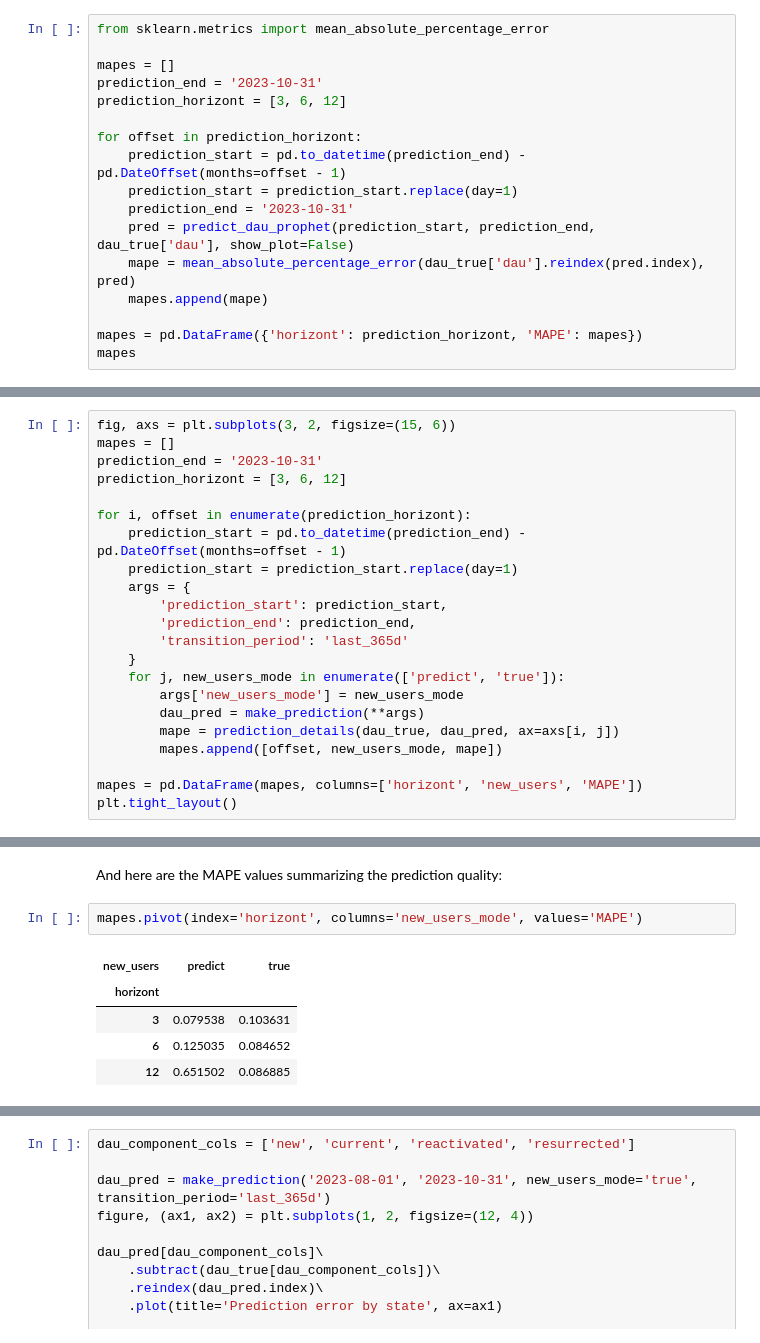
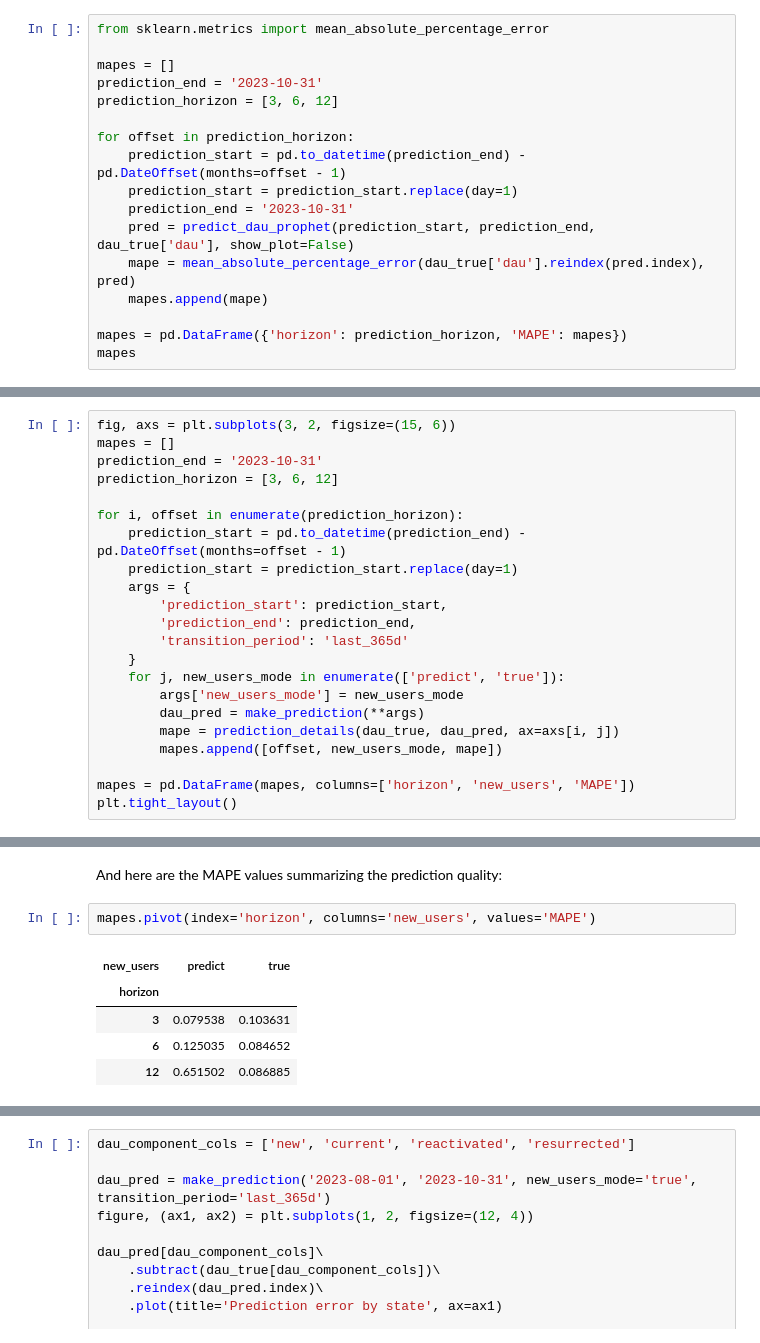
Before and after one commit to wowone/wowone.github.io, a Jupyter notebook: posts/2024-12-02_dau_prediction/dau_prediction.ipynb, the cells around one changed output, grey strips where cells are left out. Saved outputs shown, nothing was run; the diff lists cells and outputs as text.

```diff
--- a/posts/2024-12-02_dau_prediction/dau_prediction.ipynb
+++ b/posts/2024-12-02_dau_prediction/dau_prediction.ipynb
@@ -591,9 +591,9 @@ from sklearn.metrics import mean_absolute_percentage_error
 
 mapes = []
 prediction_end = '2023-10-31'
-prediction_horizont = [3, 6, 12]
+prediction_horizon = [3, 6, 12]
 
-for offset in prediction_horizont:
+for offset in prediction_horizon:
     prediction_start = pd.to_datetime(prediction_end) - pd.DateOffset(months=offset - 1)
     prediction_start = prediction_start.replace(day=1)
     prediction_end = '2023-10-31'
@@ -601,6 +601,6 @@ for offset in prediction_horizont:
     mape = mean_absolute_percentage_error(dau_true['dau'].reindex(pred.index), pred)
     mapes.append(mape)
 
-mapes = pd.DataFrame({'horizont': prediction_horizont, 'MAPE': mapes})
+mapes = pd.DataFrame({'horizon': prediction_horizon, 'MAPE': mapes})
 mapes
 # %% [output]
@@ -687,9 +687,9 @@ In total, we have 6 prediction scenarios: 2 options for new users and 3 predicti
 fig, axs = plt.subplots(3, 2, figsize=(15, 6))
 mapes = []
 prediction_end = '2023-10-31'
-prediction_horizont = [3, 6, 12]
+prediction_horizon = [3, 6, 12]
 
-for i, offset in enumerate(prediction_horizont):
+for i, offset in enumerate(prediction_horizon):
     prediction_start = pd.to_datetime(prediction_end) - pd.DateOffset(months=offset - 1)
     prediction_start = prediction_start.replace(day=1)
     args = {
@@ -703,17 +703,17 @@ for i, offset in enumerate(prediction_horizont):
         mape = prediction_details(dau_true, dau_pred, ax=axs[i, j])
         mapes.append([offset, new_users_mode, mape])
 
-mapes = pd.DataFrame(mapes, columns=['horizont', 'new_users', 'MAPE'])
+mapes = pd.DataFrame(mapes, columns=['horizon', 'new_users', 'MAPE'])
 plt.tight_layout()
 # %% [output]
 [figure]
 # %% [markdown]
 And here are the MAPE values summarizing the prediction quality:
 # %%
-mapes.pivot(index='horizont', columns='new_users_mode', values='MAPE')
+mapes.pivot(index='horizon', columns='new_users', values='MAPE')
 # %% [output]
 | new_users | predict | true |
-| horizont |  |  |
+| horizon |  |  |
 | 3 | 0.079538 | 0.103631 |
 | 6 | 0.125035 | 0.084652 |
 | 12 | 0.651502 | 0.086885 |
```
Also changed, not shown: parts of 12 cells of this notebook, 8 other files.
